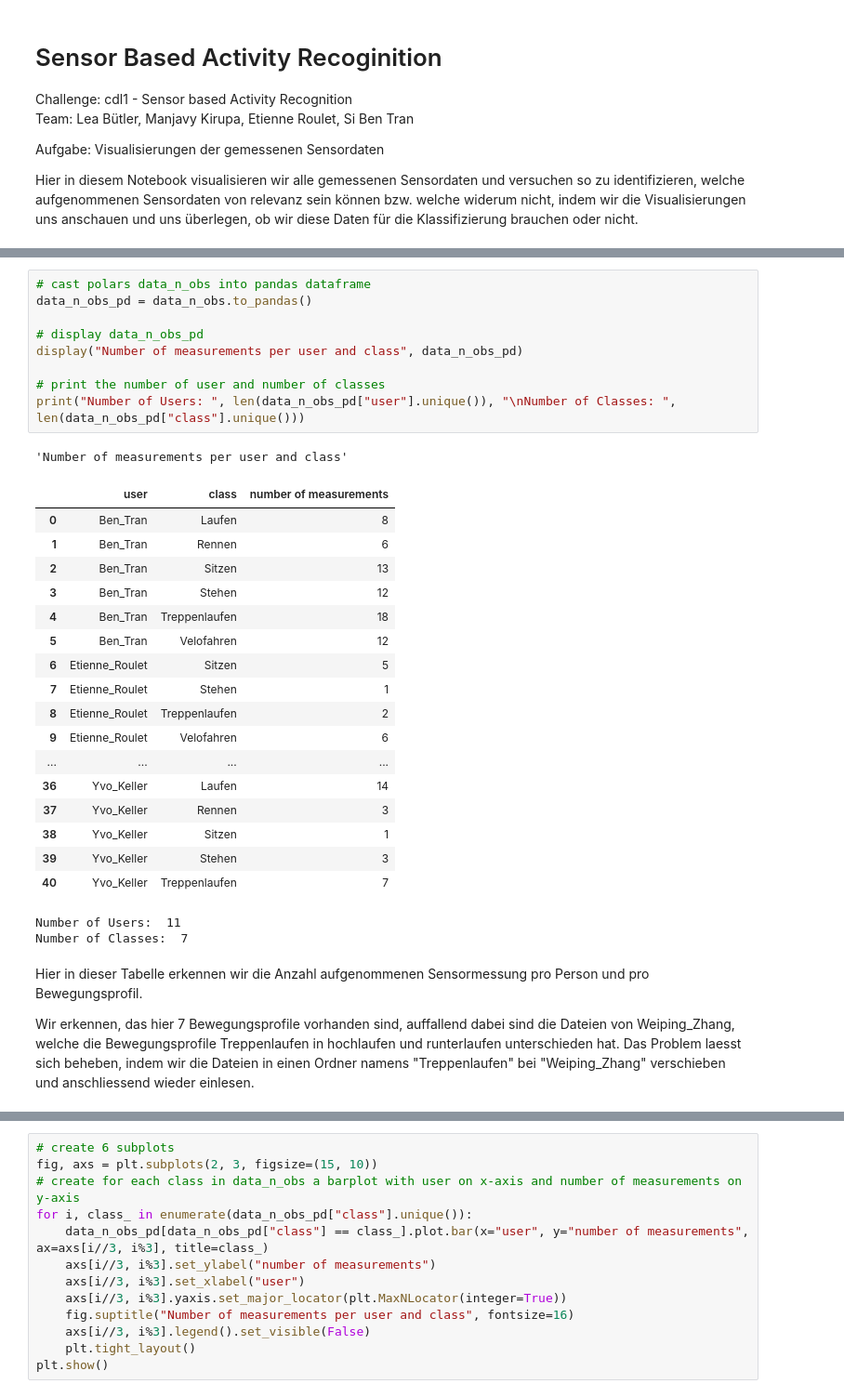
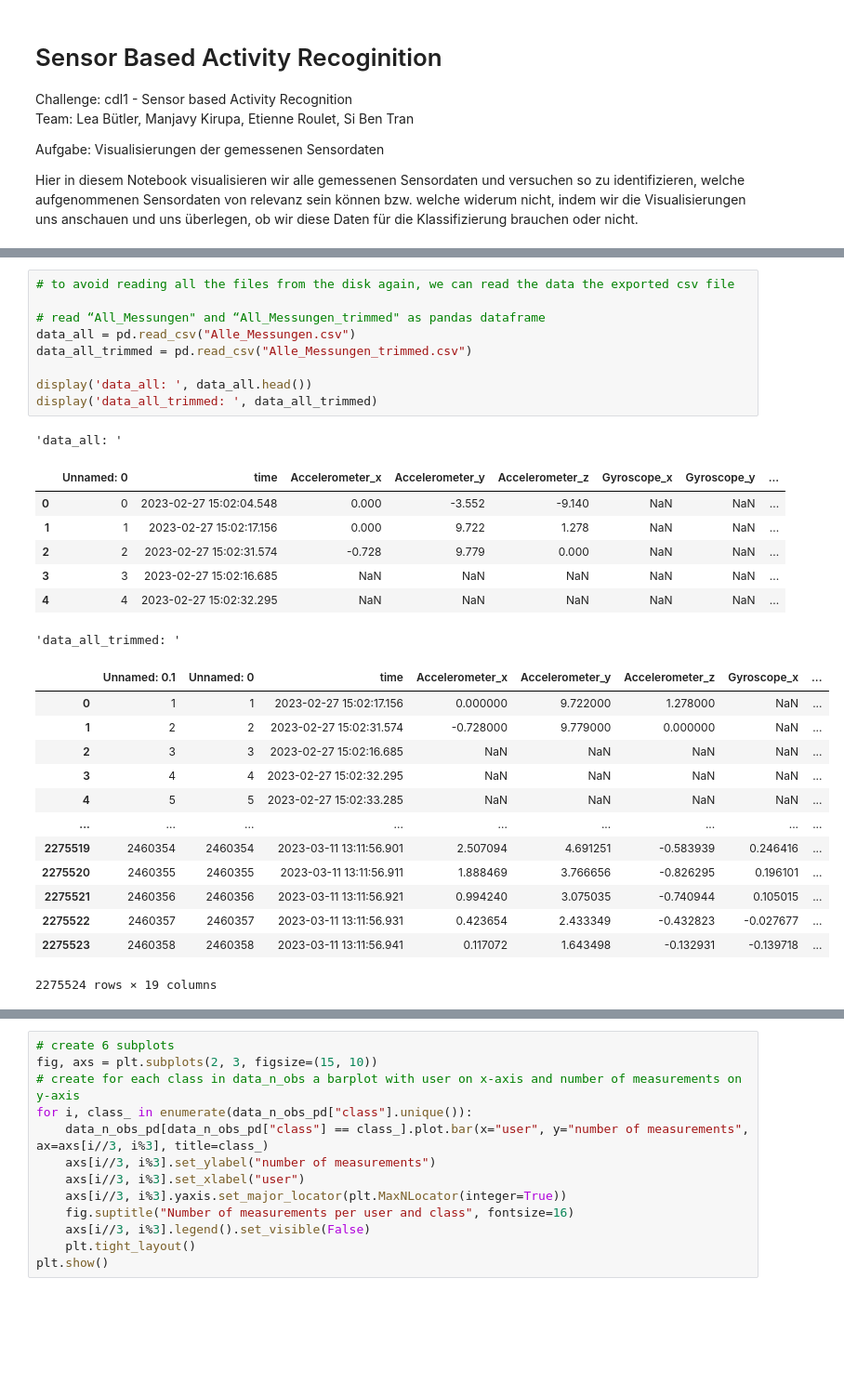
Before and after one commit to CDL1-Sensor/Sensor_Data-Wrangling-und-EDA, a Jupyter notebook: all-sensor-measurments-plots.ipynb, the cells around one changed output, grey strips where cells are left out. Shown: that part at 93% size. Drawn from its saved outputs; the diff is of its cells as text; blank space fills up the shorter version.

```diff
--- a/all-sensor-measurments-plots.ipynb
+++ b/all-sensor-measurments-plots.ipynb
@@ -88,34 +71,31 @@ shape: (5, 3)
-# %%
-# cast polars data_n_obs into pandas dataframe
-data_n_obs_pd = data_n_obs.to_pandas()
-
-# display data_n_obs_pd
-display("Number of measurements per user and class", data_n_obs_pd)
-
-# print the number of user and number of classes
-print("Number of Users: ", len(data_n_obs_pd["user"].unique()), "\nNumber of Classes: ", len(data_n_obs_pd["class"].unique()))
-# %% [output]
-'Number of measurements per user and class'
-|  | user | class | number of measurements |
-| 0 | Ben_Tran | Laufen | 8 |
-| 1 | Ben_Tran | Rennen | 6 |
-| 2 | Ben_Tran | Sitzen | 13 |
-| 3 | Ben_Tran | Stehen | 12 |
-| 4 | Ben_Tran | Treppenlaufen | 18 |
-| 5 | Ben_Tran | Velofahren | 12 |
-| 6 | Etienne_Roulet | Sitzen | 5 |
-| 7 | Etienne_Roulet | Stehen | 1 |
-| 8 | Etienne_Roulet | Treppenlaufen | 2 |
-| 9 | Etienne_Roulet | Velofahren | 6 |
-| ... | ... | ... | ... |
-| 36 | Yvo_Keller | Laufen | 14 |
-| 37 | Yvo_Keller | Rennen | 3 |
-| 38 | Yvo_Keller | Sitzen | 1 |
-| 39 | Yvo_Keller | Stehen | 3 |
-| 40 | Yvo_Keller | Treppenlaufen | 7 |
-Number of Users:  11
-Number of Classes:  7
-# %% [markdown]
-Hier in dieser Tabelle erkennen wir die Anzahl aufgenommenen Sensormessung pro Person und pro Bewegungsprofil.
-
-Wir erkennen, das hier 7 Bewegungsprofile vorhanden sind, auffallend dabei sind die Dateien von Weiping_Zhang, welche die Bewegungsprofile Treppenlaufen in hochlaufen und runterlaufen unterschieden hat. Das Problem laesst sich beheben, indem wir die Dateien in einen Ordner namens "Treppenlaufen" bei "Weiping_Zhang" verschieben und anschliessend wieder einlesen.
+# %%
+# to avoid reading all the files from the disk again, we can read the data the exported csv file
+
+# read “All_Messungen" and “All_Messungen_trimmed" as pandas dataframe
+data_all = pd.read_csv("Alle_Messungen.csv")
+data_all_trimmed = pd.read_csv("Alle_Messungen_trimmed.csv")
+
+display('data_all: ', data_all.head())
+display('data_all_trimmed: ', data_all_trimmed)
+# %% [output]
+'data_all: '
+|  | Unnamed: 0 | time | Accelerometer_x | Accelerometer_y | Accelerometer_z | Gyroscope_x | Gyroscope_y | ... |
+| 0 | 0 | 2023-02-27 15:02:04.548 | 0.000 | -3.552 | -9.140 | NaN | NaN | ... |
+| 1 | 1 | 2023-02-27 15:02:17.156 | 0.000 | 9.722 | 1.278 | NaN | NaN | ... |
+| 2 | 2 | 2023-02-27 15:02:31.574 | -0.728 | 9.779 | 0.000 | NaN | NaN | ... |
+| 3 | 3 | 2023-02-27 15:02:16.685 | NaN | NaN | NaN | NaN | NaN | ... |
+| 4 | 4 | 2023-02-27 15:02:32.295 | NaN | NaN | NaN | NaN | NaN | ... |
+'data_all_trimmed: '
+|  | Unnamed: 0.1 | Unnamed: 0 | time | Accelerometer_x | Accelerometer_y | Accelerometer_z | Gyroscope_x | ... |
+| 0 | 1 | 1 | 2023-02-27 15:02:17.156 | 0.000000 | 9.722000 | 1.278000 | NaN | ... |
+| 1 | 2 | 2 | 2023-02-27 15:02:31.574 | -0.728000 | 9.779000 | 0.000000 | NaN | ... |
+| 2 | 3 | 3 | 2023-02-27 15:02:16.685 | NaN | NaN | NaN | NaN | ... |
+| 3 | 4 | 4 | 2023-02-27 15:02:32.295 | NaN | NaN | NaN | NaN | ... |
+| 4 | 5 | 5 | 2023-02-27 15:02:33.285 | NaN | NaN | NaN | NaN | ... |
+| ... | ... | ... | ... | ... | ... | ... | ... | ... |
+| 2275519 | 2460354 | 2460354 | 2023-03-11 13:11:56.901 | 2.507094 | 4.691251 | -0.583939 | 0.246416 | ... |
+| 2275520 | 2460355 | 2460355 | 2023-03-11 13:11:56.911 | 1.888469 | 3.766656 | -0.826295 | 0.196101 | ... |
+| 2275521 | 2460356 | 2460356 | 2023-03-11 13:11:56.921 | 0.994240 | 3.075035 | -0.740944 | 0.105015 | ... |
+| 2275522 | 2460357 | 2460357 | 2023-03-11 13:11:56.931 | 0.423654 | 2.433349 | -0.432823 | -0.027677 | ... |
+| 2275523 | 2460358 | 2460358 | 2023-03-11 13:11:56.941 | 0.117072 | 1.643498 | -0.132931 | -0.139718 | ... |
+2275524 rows × 19 columns
```
Also changed, not shown: parts of 6 cells of this notebook.
